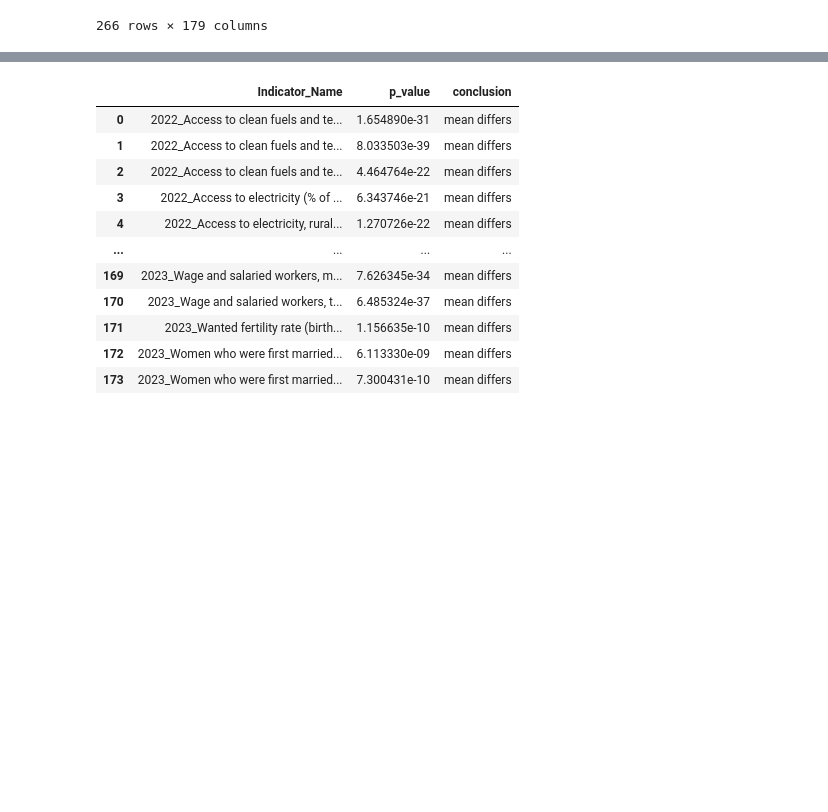
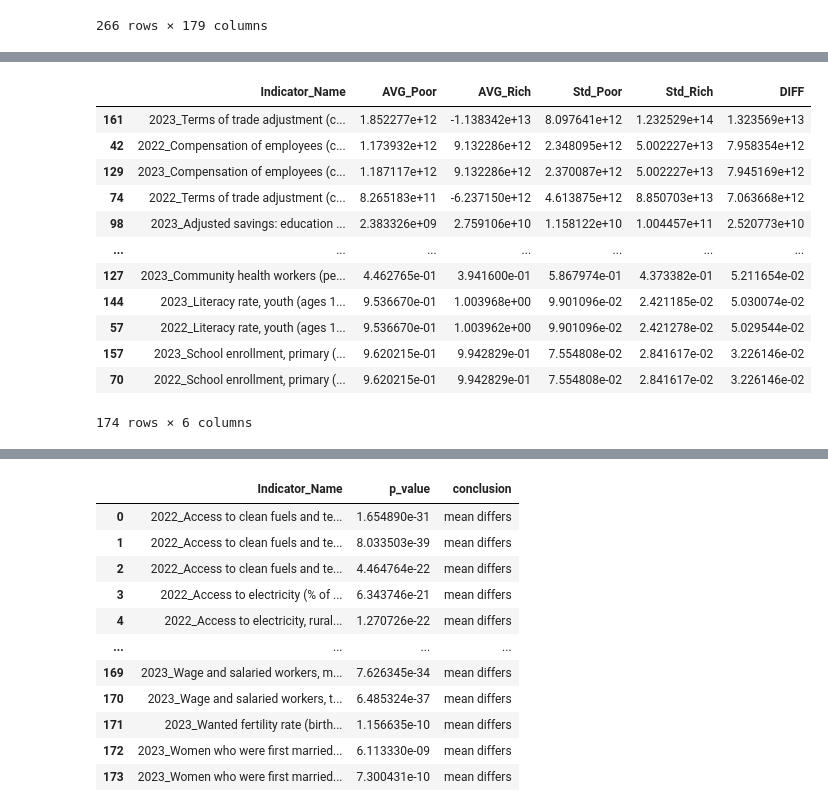
Before and after one commit to paulpark6/SAP_Datathon, a Jupyter notebook: 4. FeatureAnalysisData.ipynb, the cells around one changed output, grey strips where cells are left out. Cells and saved outputs as stored; diff of their text form; code cells hidden in the pictures; blank space fills up the shorter version.

```diff
--- a/4. FeatureAnalysisData.ipynb
+++ b/4. FeatureAnalysisData.ipynb
@@ -225,6 +246,22 @@ variability_df = pd.DataFrame({
 
 # Sort by the largest difference between poor and rich clusters
 variability_df = variability_df.sort_values(by="DIFF", ascending=False)
+# %%
+variability_df
+# %% [output]
+|  | Indicator_Name | AVG_Poor | AVG_Rich | Std_Poor | Std_Rich | DIFF |
+| 161 | 2023_Terms of trade adjustment (c... | 1.852277e+12 | -1.138342e+13 | 8.097641e+12 | 1.232529e+14 | 1.323569e+13 |
+| 42 | 2022_Compensation of employees (c... | 1.173932e+12 | 9.132286e+12 | 2.348095e+12 | 5.002227e+13 | 7.958354e+12 |
+| 129 | 2023_Compensation of employees (c... | 1.187117e+12 | 9.132286e+12 | 2.370087e+12 | 5.002227e+13 | 7.945169e+12 |
+| 74 | 2022_Terms of trade adjustment (c... | 8.265183e+11 | -6.237150e+12 | 4.613875e+12 | 8.850703e+13 | 7.063668e+12 |
+| 98 | 2023_Adjusted savings: education ... | 2.383326e+09 | 2.759106e+10 | 1.158122e+10 | 1.004457e+11 | 2.520773e+10 |
+| ... | ... | ... | ... | ... | ... | ... |
+| 127 | 2023_Community health workers (pe... | 4.462765e-01 | 3.941600e-01 | 5.867974e-01 | 4.373382e-01 | 5.211654e-02 |
+| 144 | 2023_Literacy rate, youth (ages 1... | 9.536670e-01 | 1.003968e+00 | 9.901096e-02 | 2.421185e-02 | 5.030074e-02 |
+| 57 | 2022_Literacy rate, youth (ages 1... | 9.536670e-01 | 1.003962e+00 | 9.901096e-02 | 2.421278e-02 | 5.029544e-02 |
+| 157 | 2023_School enrollment, primary (... | 9.620215e-01 | 9.942829e-01 | 7.554808e-02 | 2.841617e-02 | 3.226146e-02 |
+| 70 | 2022_School enrollment, primary (... | 9.620215e-01 | 9.942829e-01 | 7.554808e-02 | 2.841617e-02 | 3.226146e-02 |
+174 rows × 6 columns
 # %%
 from scipy.stats import ttest_ind
 import pandas as pd
```
Also changed, not shown: parts of 5 cells of this notebook, 5 other files.
